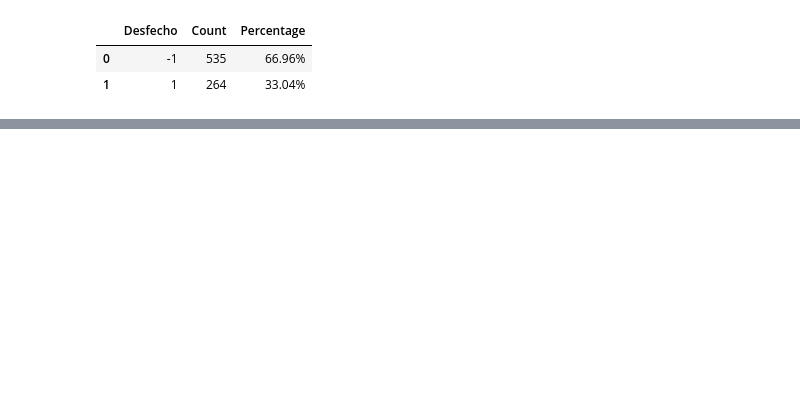
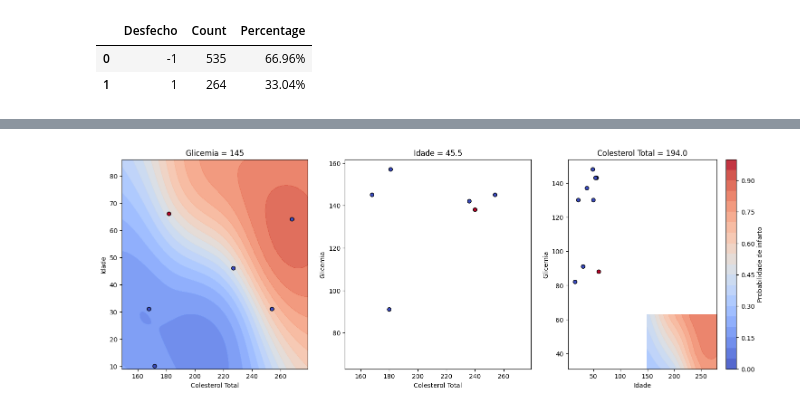
Before and after one commit to luancvieira/Binary-Classification, a Jupyter notebook: binary classification - heart attack.ipynb, the cells around one changed output, grey strips where cells are left out. Drawn from its saved outputs; the diff is of its cells as text; code cells hidden in the pictures; blank space fills up the shorter version.

```diff
--- a/binary classification - heart attack.ipynb
+++ b/binary classification - heart attack.ipynb
@@ -107,7 +146,7 @@ import numpy as np
 from sklearn.model_selection import train_test_split, cross_val_score
 from sklearn.gaussian_process import GaussianProcessClassifier
 from sklearn.metrics import accuracy_score
-from sklearn.model_selection import RepeatedStratifiedKFold
+from sklearn.model_selection import RepeatedKFold
 from sklearn.gaussian_process.kernels import RBF, Matern, RationalQuadratic, WhiteKernel
 
 # Suponha que você já tenha seus dados carregados em um array numpy chamado 'dados'
@@ -121,16 +160,16 @@ y = df['Desfecho']  # Labels (outcome)
 X_train, X_test, y_train, y_test = train_test_split(X, y, test_size=0.2, random_state=42)
 
 # Define a dictionary-based grid of kernels
-# define grid
 grid = dict()
-grid['kernel'] = [1*RBF(), 1*Matern(),  1*RationalQuadratic(), 1*WhiteKernel()]
+#grid['kernel'] = [1*RBF(), 1*Matern(),  1*RationalQuadratic(), 1*WhiteKernel()]
+grid['kernel'] = [1*Matern()]
 
 # Initialize variables to keep track of the best kernel and its corresponding score
 best_kernel = None
 best_score = 0.0  # Initialize with a low value
 
 # Define the model evaluation method
-cv = RepeatedStratifiedKFold(n_splits=5, n_repeats=3, random_state=1)
+cv = RepeatedKFold(n_splits=5, n_repeats=3, random_state=1)
 
 # Iterate through the kernels and select the best one based on cross-validation scores
 for kernel in grid['kernel']:
@@ -174,0 +201,65 @@ Acurácia nos dados de teste: 0.812
+# %%
+# Create a meshgrid for visualization
+x_min, x_max = X.iloc[:, 0].min() - 1, X.iloc[:, 0].max() + 1
+y_min, y_max = X.iloc[:, 1].min() - 1, X.iloc[:, 1].max() + 1
+z_min, z_max = X.iloc[:, 2].min() - 1, X.iloc[:, 2].max() + 1
+#xx, yy, zz = np.meshgrid(np.arange(x_min, x_max, 1), np.arange(y_min, y_max, 1), np.arange(z_min, z_max, 1))
+xx, yy, zz = np.meshgrid(np.arange(x_min, x_max, 1), np.arange(y_min, y_max, 1), X_train.iloc[:,2].median())
+
+grid_points = np.c_[xx.ravel(), yy.ravel(), zz.ravel()]
+# %%
+import matplotlib.pyplot as plt
+
+# Create a meshgrid for visualization
+x_min, x_max = X.iloc[:, 0].min() - 1, X.iloc[:, 0].max() + 1
+y_min, y_max = X.iloc[:, 1].min() - 1, X.iloc[:, 1].max() + 1
+z_min, z_max = X.iloc[:, 2].min() - 1, X.iloc[:, 2].max() + 1
+
+fig, axs = plt.subplots(1, 3, figsize=(18, 6))
+
+for i in range(3):
+    if i == 0:
+        xx, yy, zz = np.meshgrid(np.arange(x_min, x_max, 1), np.arange(y_min, y_max, 1), X_test.iloc[:,2].mode())
+    elif i == 1:
+        xx, yy, zz = np.meshgrid(np.arange(x_min, x_max, 1), X_test.iloc[:,1].mode(), np.arange(z_min, z_max, 1))
+    else:
+        # When i == 2, create a valid 2D grid for the z dimension
+        zz = np.full_like(xx, X_test.iloc[:,0].mode().iloc[0])
+
+    grid_points = np.c_[xx.ravel(), yy.ravel(), zz.ravel()]
+
+    # Get predicted probabilities
+    probs = best_model.predict_proba(grid_points)[:, 1]
+    probs = probs.reshape(xx.shape)
+
+    if i == 0:
+        contour = axs[0].contourf(xx[:, :, 0], yy[:, :, 0], probs[:, :, 0], levels=np.linspace(0, 1, 21), cmap=plt.cm.coolwarm, alpha=0.9)
+        fig.colorbar(contour, ax=axs[2], label='Probabilidade de infarto')
+
+        x_plot = X_test.loc[X_test.iloc[:, 2] == X_test.iloc[:, 2].mode().iloc[0]]
+        axs[i].scatter(x_plot.iloc[:, 0], x_plot.iloc[:, 1], c=y_test[x_plot.index], cmap=plt.cm.coolwarm, edgecolor='k')
+        axs[i].set_xlabel(x_plot.columns[0])
+        axs[i].set_ylabel(x_plot.columns[1])
+        axs[i].set_title(f"{x_plot.columns[2]} = {X_test.iloc[:, 2].mode().iloc[0]}")
+
+    if i == 1:
+        contour = axs[1].contourf(xx[:, :, 0], zz[:, :, 0], probs[:, :, 0], levels=np.linspace(0, 1, 21), cmap=plt.cm.coolwarm, alpha=0.9)
+
+        x_plot = X_test.loc[X_test.iloc[:, 1] == X_test.iloc[:, 1].mode().iloc[0]]
+        axs[i].scatter(x_plot.iloc[:, 0], x_plot.iloc[:, 2], c=y_test[x_plot.index], cmap=plt.cm.coolwarm, edgecolor='k')
+        axs[i].set_xlabel(x_plot.columns[0])
+        axs[i].set_ylabel(x_plot.columns[2])
+        axs[i].set_title(f"{X_test.columns[1]} = {X_test.iloc[:, 1].median()}")
+
+    elif i == 2:
+        contour = axs[2].contourf(xx[:, :, 0], yy[:, :, 0], probs[:, :, 0], levels=np.linspace(0, 1, 21), cmap=plt.cm.coolwarm, alpha=0.9)
+
+        x_plot = X_test.loc[X_test.iloc[:, 0] == X_test.iloc[:, 0].mode().iloc[0]]
+        axs[i].scatter(x_plot.iloc[:, 1], x_plot.iloc[:, 2], c=y_test[x_plot.index], cmap=plt.cm.coolwarm, edgecolor='k')
+        axs[i].set_xlabel(x_plot.columns[1])
+        axs[i].set_ylabel(x_plot.columns[2])
+        axs[i].set_title(f"{X_test.columns[0]} = {X_test.iloc[:, 0].median()}")
+
+# Display the subplot
+plt.show()
+# %% [output]
@@ -174,0 +273 @@ Acurácia nos dados de teste: 0.812
+[figure, added]
```
Also changed, not shown: parts of 12 cells of this notebook.
